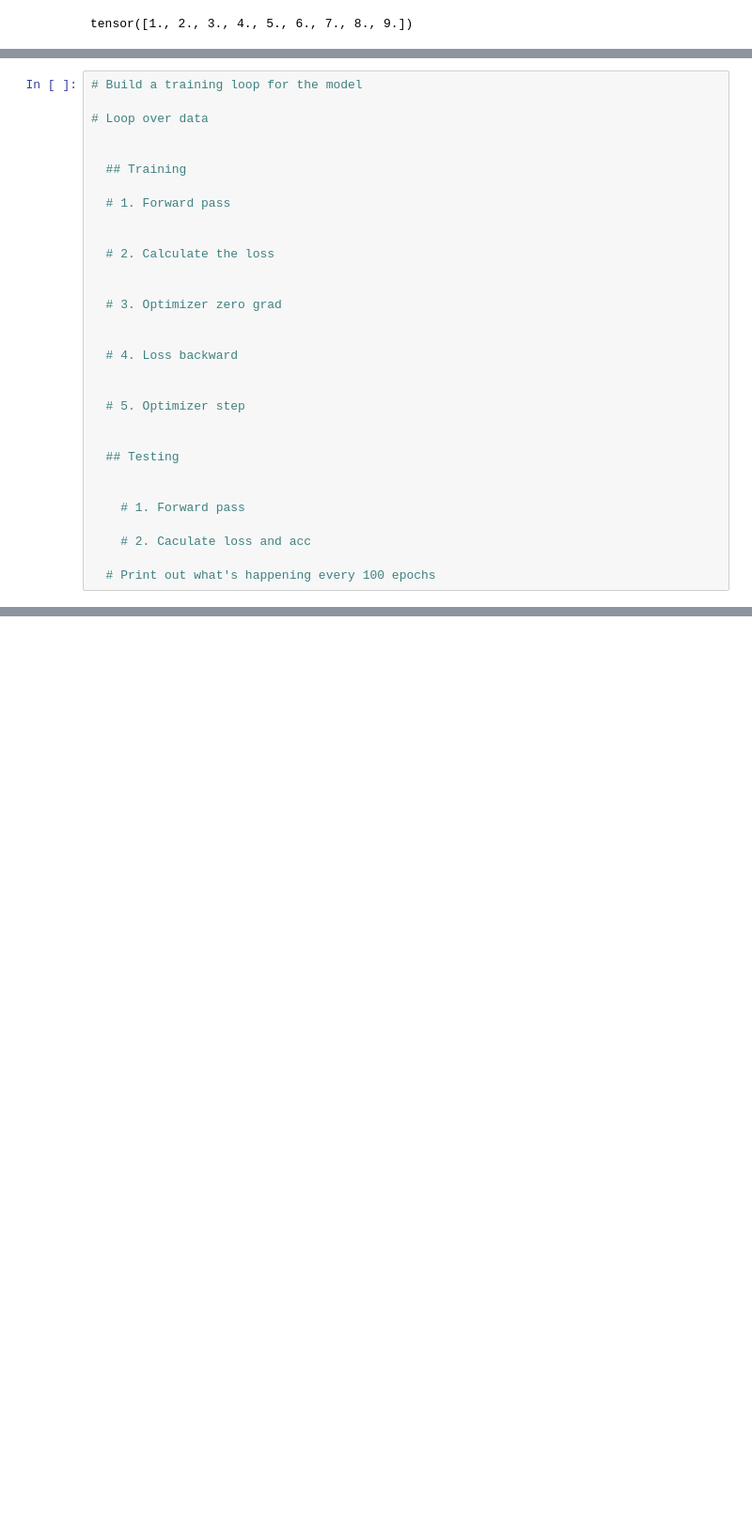
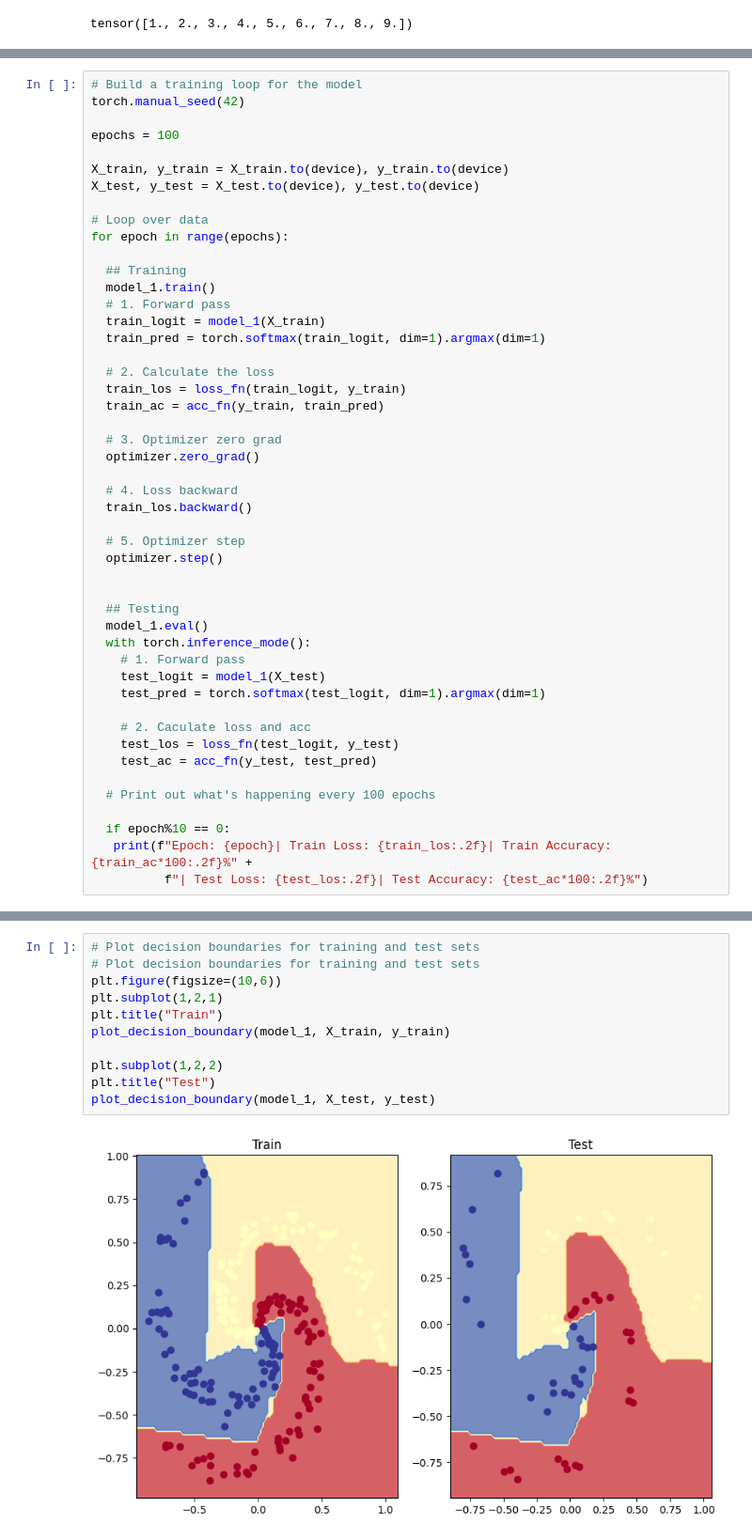
Before and after one commit to Abisheklimbu/pytorch, a Jupyter notebook: 02_pytorch_exercise.ipynb, the cells around one changed output, grey strips where cells are left out. Shown at 94% size. Saved outputs shown, nothing was run; the diff lists cells and outputs as text; blank space fills up the shorter version.

```diff
--- a/02_pytorch_exercise.ipynb
+++ b/02_pytorch_exercise.ipynb
@@ -352,31 +410,48 @@ Pred labels:
 # %%
 # Build a training loop for the model
+torch.manual_seed(42)
+
+epochs = 100
+
+X_train, y_train = X_train.to(device), y_train.to(device)
+X_test, y_test = X_test.to(device), y_test.to(device)
 
 # Loop over data
-
+for epoch in range(epochs):
 
   ## Training
-
+  model_1.train()
   # 1. Forward pass
-
+  train_logit = model_1(X_train)
+  train_pred = torch.softmax(train_logit, dim=1).argmax(dim=1)
 
   # 2. Calculate the loss
-
+  train_los = loss_fn(train_logit, y_train)
+  train_ac = acc_fn(y_train, train_pred)
 
   # 3. Optimizer zero grad
-
+  optimizer.zero_grad()
 
   # 4. Loss backward
-
+  train_los.backward()
 
   # 5. Optimizer step
+  optimizer.step()
 
 
   ## Testing
-
-
+  model_1.eval()
+  with torch.inference_mode():
     # 1. Forward pass
+    test_logit = model_1(X_test)
+    test_pred = torch.softmax(test_logit, dim=1).argmax(dim=1)
 
     # 2. Caculate loss and acc
+    test_los = loss_fn(test_logit, y_test)
+    test_ac = acc_fn(y_test, test_pred)
 
   # Print out what's happening every 100 epochs
+
+  if epoch%10 == 0:
+   print(f"Epoch: {epoch}| Train Loss: {train_los:.2f}| Train Accuracy: {train_ac*100:.2f}%" +
+          f"| Test Loss: {test_los:.2f}| Test Accuracy: {test_ac*100:.2f}%")
@@ -384,0 +458,13 @@ Pred labels:
+# %%
+# Plot decision boundaries for training and test sets
+# Plot decision boundaries for training and test sets
+plt.figure(figsize=(10,6))
+plt.subplot(1,2,1)
+plt.title("Train")
+plot_decision_boundary(model_1, X_train, y_train)
+
+plt.subplot(1,2,2)
+plt.title("Test")
+plot_decision_boundary(model_1, X_test, y_test)
+# %% [output]
+[figure, added]
```
Also changed, not shown: parts of 11 cells of this notebook.
